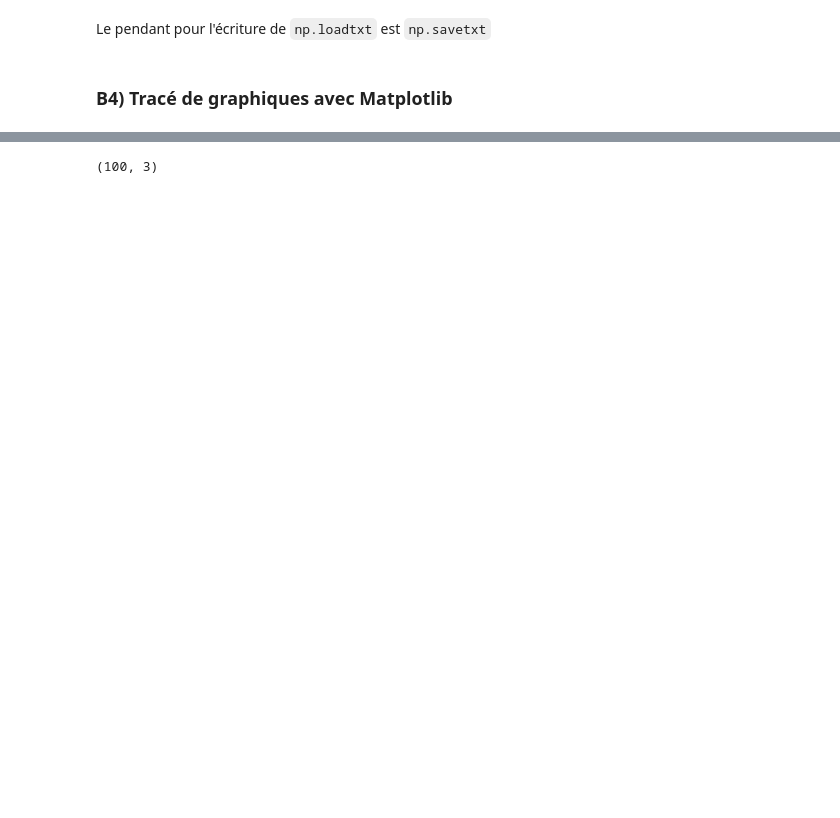
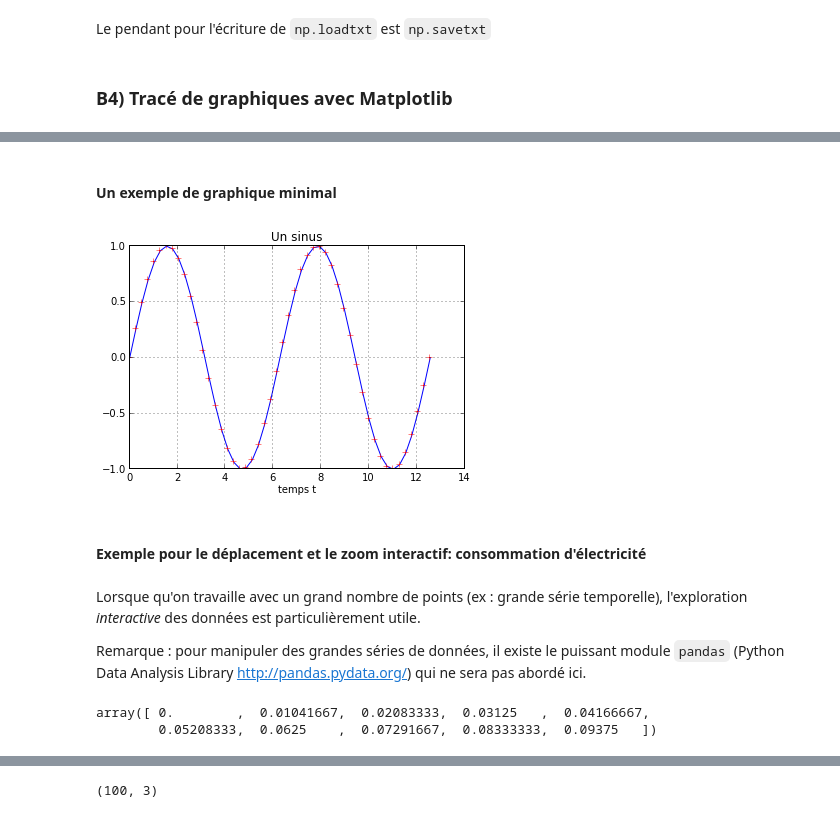
Before and after one commit to pierre-haessig/formation-python-SI, a Jupyter notebook: S2 Objets et Calcul numérique.ipynb, the cells around one changed output, grey strips where cells are left out. Cells and saved outputs as stored; diff of their text form; code cells hidden in the pictures; blank space fills up the shorter version.

Commit message:
avancée de la Séance 2/Matplotlib
* tracé de la consommation électrique
* diagramme de Bode (et un peu d'identification en prime)

```diff
--- a/S2 Objets et Calcul numérique.ipynb
+++ b/S2 Objets et Calcul numérique.ipynb
@@ -101,0 +151,28 @@ np.savetxt?
+# %% [markdown]
+#### Un exemple de graphique minimal
+# %%
+# Création des "données" : un sinus
+x = np.linspace(0, 4*np.pi)
+y = np.sin(x)
+# Tracé
+plt.plot(x,y) # ligne (bleue par défaut)
+plt.plot(x,y, 'r+') # marqueurs "+" rouges
+# Annotations:
+plt.title('Un sinus')
+plt.xlabel('temps t')
+plt.grid(True);
+# %% [output]
+[figure, added]
+# %% [markdown]
+#### Exemple pour le déplacement et le zoom interactif: consommation d'électricité
+# %% [markdown]
+Lorsque qu'on travaille avec un grand nombre de points (ex : grande série temporelle), l'exploration *interactive* des données est particulièrement utile.
+
+Remarque : pour manipuler des grandes séries de données, il existe le puissant module `pandas` (Python Data Analysis Library http://pandas.pydata.org/) qui ne sera pas abordé ici.
+# %%
+# Vecteur temps en jours:
+t = np.arange(N)/24./4 # attention au '365.'
+t[:10]
+# %% [output]
+array([ 0.        ,  0.01041667,  0.02083333,  0.03125   ,  0.04166667,
+        0.05208333,  0.0625    ,  0.07291667,  0.08333333,  0.09375   ])
```
Also changed, not shown: parts of 38 cells of this notebook, 3 other files.
